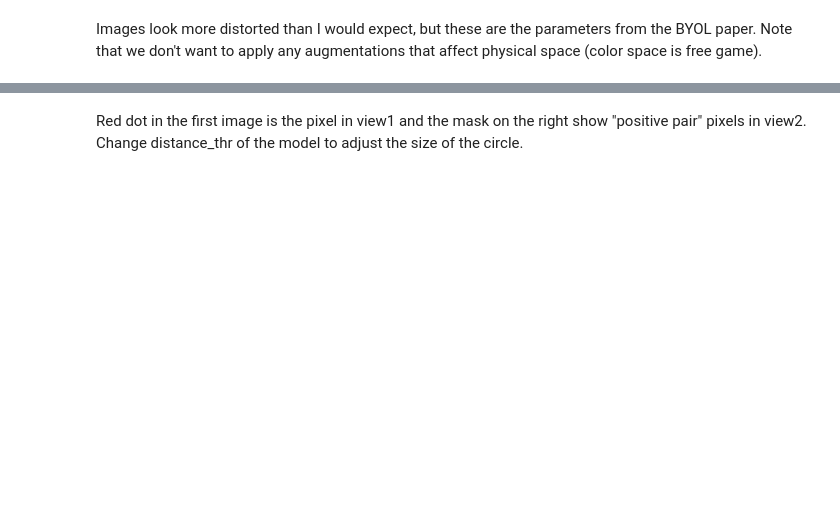
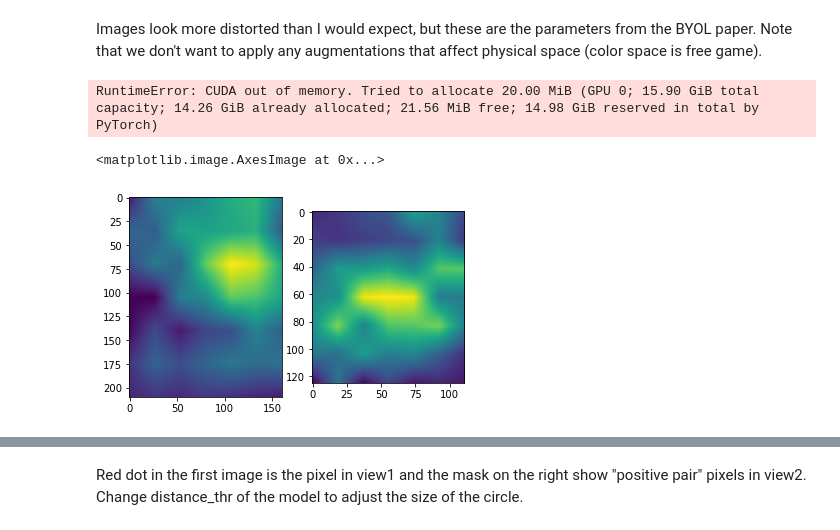
Before and after one commit to conradry/pixpro-with-weights, a Jupyter notebook: testing.ipynb, the cells around one changed output, grey strips where cells are left out. Drawn from its saved outputs; the diff is of its cells as text; code cells hidden in the pictures; blank space fills up the shorter version.

```diff
--- a/testing.ipynb
+++ b/testing.ipynb
@@ -74 +76,3 @@ from torchvision.models import resnet18 #tiny model to test on cpu
+# %%
+device = torch.device("cuda:0" if torch.cuda.is_available() else "cpu")
 # %%
@@ -77,2 +89,15 @@ model = model.eval()
+# %%
+for i in range(1):
+    optimizer.zero_grad()
+
+    output = model(view1_in, view2_in)
+
+    loss = criterion(*output)
+    loss.backward()
+    optimizer.step()
+
+    print(loss.item())
+# %% [output]
+RuntimeError: CUDA out of memory. Tried to allocate 20.00 MiB (GPU 0; 15.90 GiB total capacity; 14.26 GiB already allocated; 21.56 MiB free; 14.98 GiB reserved in total by PyTorch)
 # %%
 with torch.no_grad():
@@ -80,3 +105,11 @@ with torch.no_grad():
+# %%
+f, ax = plt.subplots(1, 2)
+i = np.random.randint(0, z.size(1))
+ax[0].imshow(y.cpu()[0, i])
+ax[1].imshow(zp.cpu()[0, i])
+# %% [output]
+<matplotlib.image.AxesImage at 0x...>
+[figure, added]
 # %%
 def unravel_index(index, shape):
     return ((np.expand_dims(index, 1) // np.r_[1, shape[:0:-1]].cumprod()[::-1]) % shape).T
```
Also changed, not shown: parts of 14 cells of this notebook, 1 other file.
